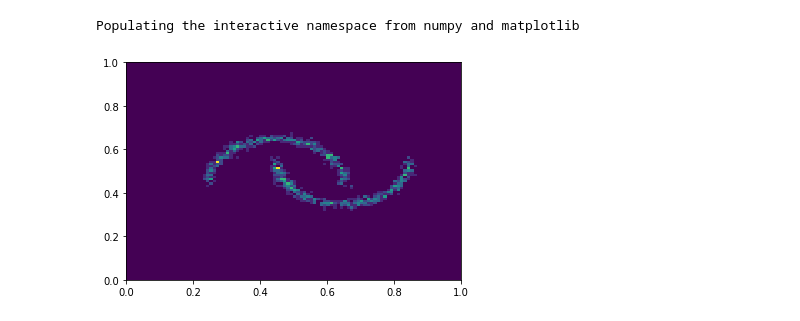
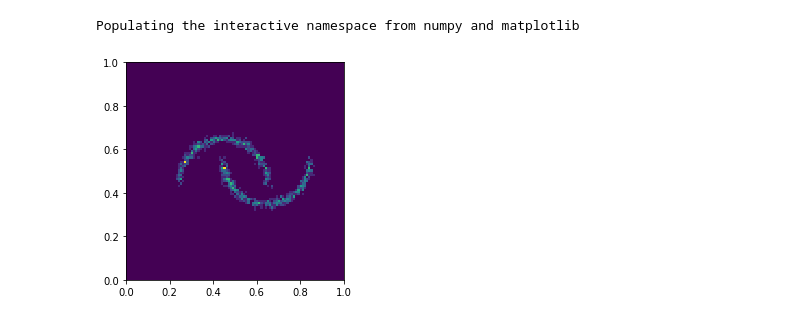
Before and after one commit to astrodeepnet/sbi_experiments, a Jupyter notebook: notebooks/score_matching/NF_implicit.ipynb, the cells around one changed output. Saved outputs shown, nothing was run; the diff lists cells and outputs as text; code cells hidden in the pictures.

```diff
--- a/notebooks/score_matching/NF_implicit.ipynb
+++ b/notebooks/score_matching/NF_implicit.ipynb
@@ -38,9 +38,9 @@ def get_batch(seed):
   return batch
 # %%
 batch = get_batch(jax.random.PRNGKey(0))
-hist2d(batch[:,0], batch[:,1],100, range=[[0,1],[0,1]]);
+hist2d(batch[:,0], batch[:,1],100, range=[[0,1],[0,1]]); gca().set_aspect('equal');
 # %% [output]
-[figure, old version]
+[figure, new version]
 # %%
 class CustomCoupling(hk.Module):
   """This is the coupling layer used in the Flow."""
```
Also changed, not shown: parts of 5 cells of this notebook.
